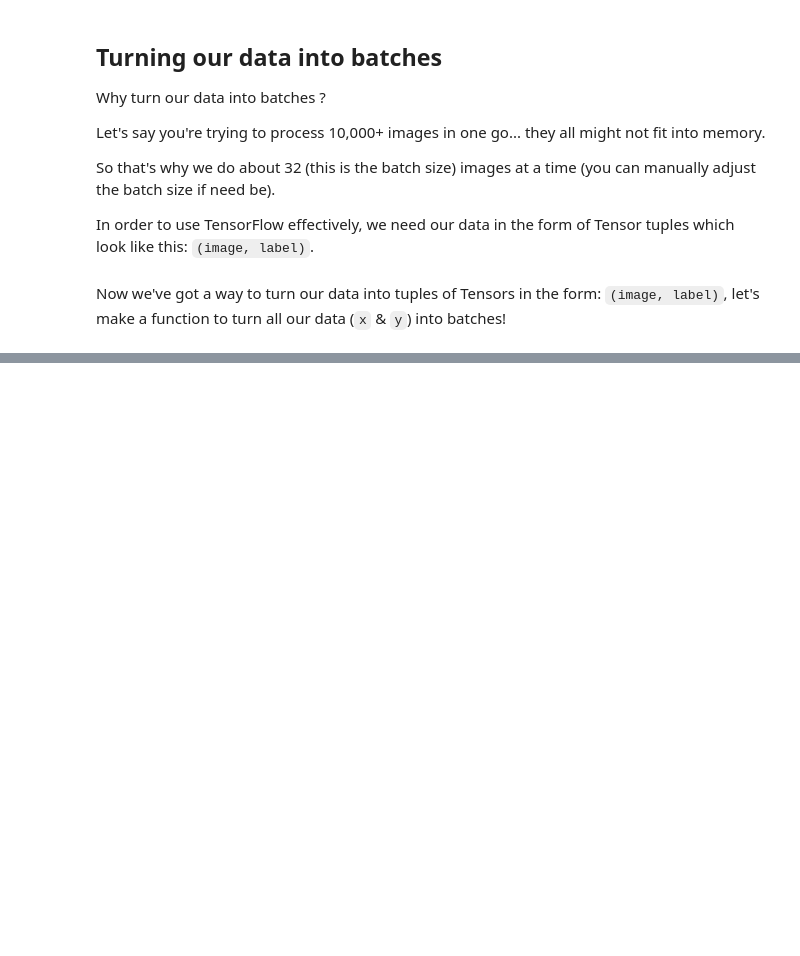
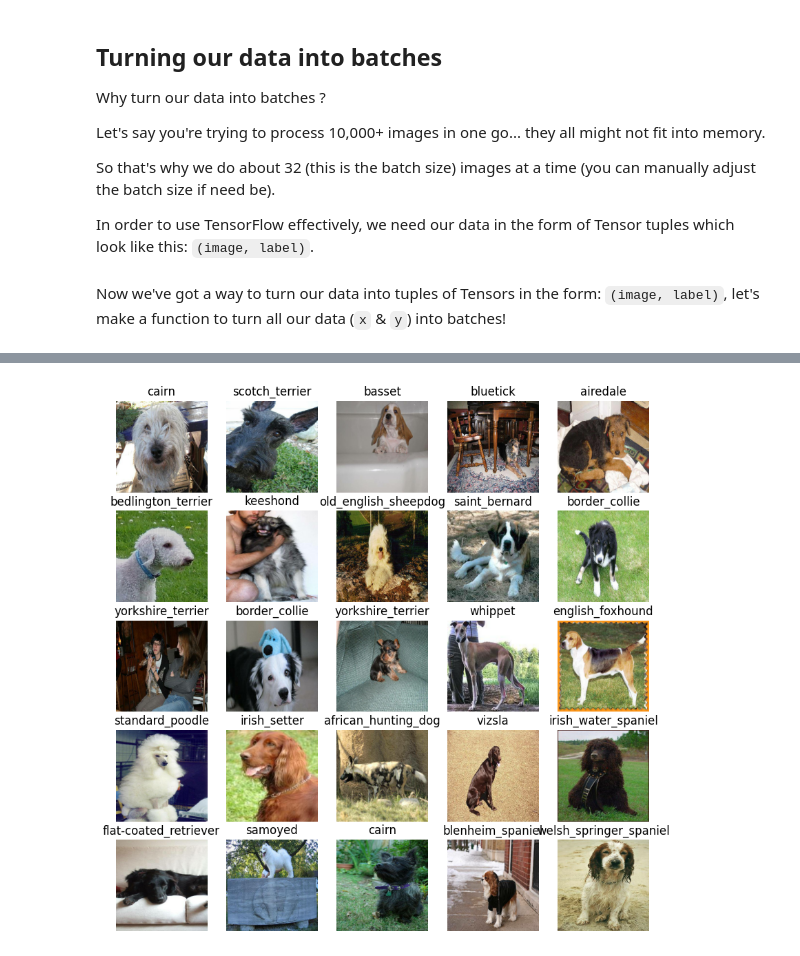
Before and after one commit to sreekanthTa/BreedPredictionDL, a Jupyter notebook: DOG_BREED_IDENTIFICATION.ipynb, the cells around one changed output, grey strips where cells are left out. Cells and saved outputs as stored; diff of their text form; code cells hidden in the pictures; blank space fills up the shorter version.

```diff
--- a/DOG_BREED_IDENTIFICATION.ipynb
+++ b/DOG_BREED_IDENTIFICATION.ipynb
@@ -405,0 +443,5 @@ NameError: name 'y' is not defined
+# %%
+# Now let's visualize the data in a validation batch
+show_25_images(val_images, val_labels)
+# %% [output]
+[figure, added]
```
Also changed, not shown: parts of 16 cells of this notebook.
